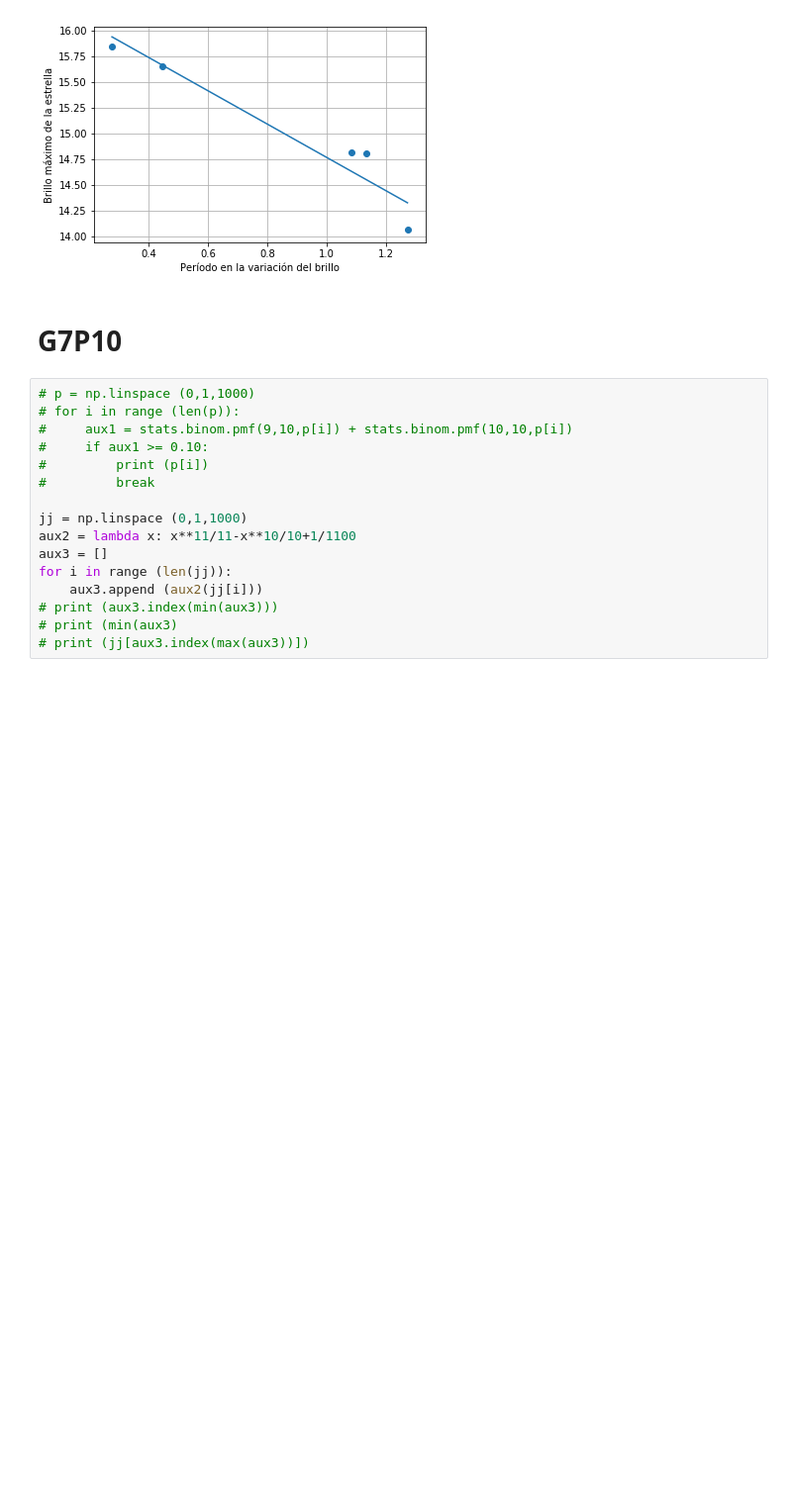
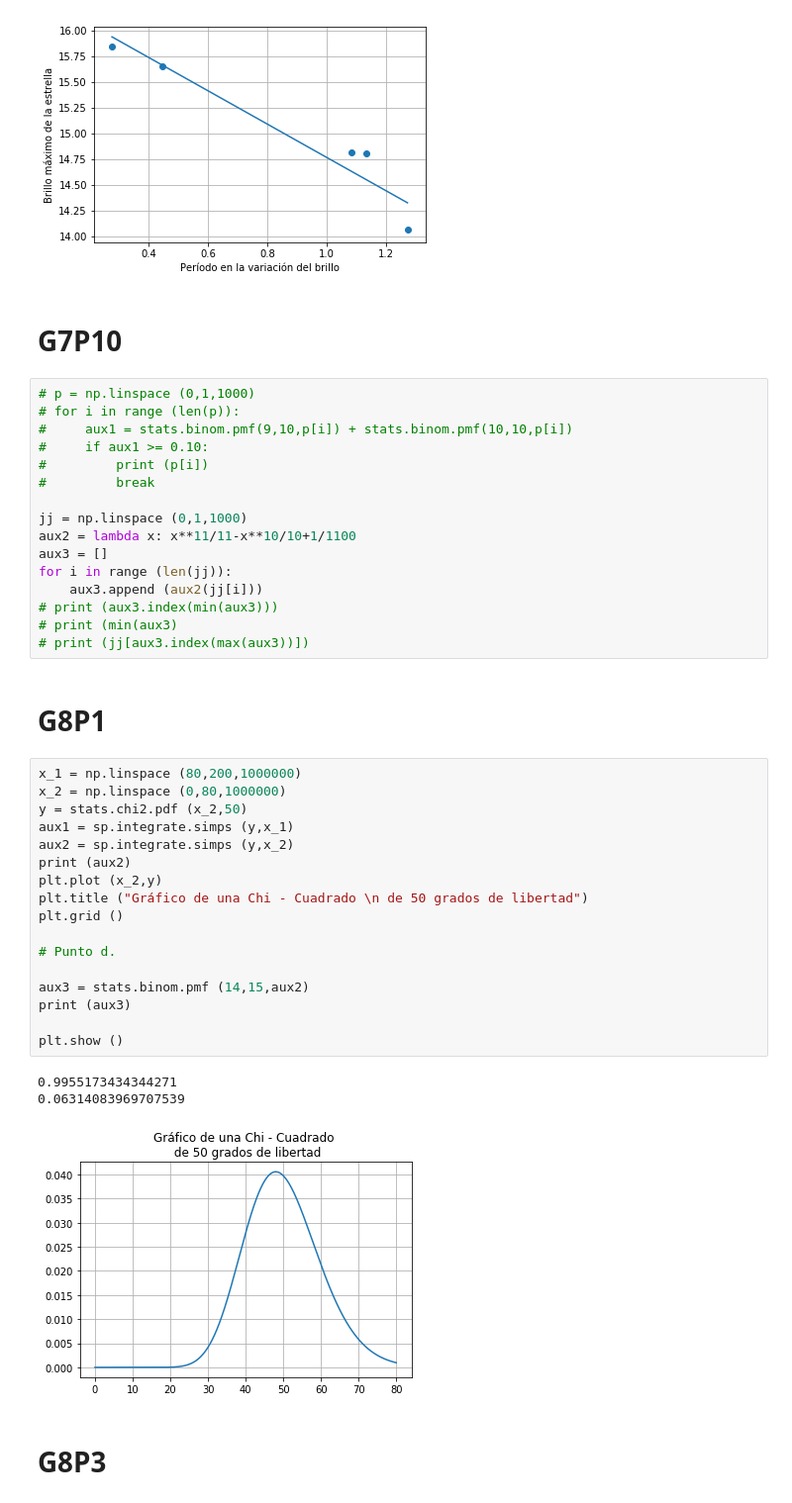
Before and after one commit to Juanfio/MEFE_2019, a Jupyter notebook: Para hacer calculos.ipynb, the cells around one changed output. Shown: that part at 99% size. Saved outputs shown, nothing was run; the diff lists cells and outputs as text; blank space fills up the shorter version.

```diff
--- a/Para hacer calculos.ipynb
+++ b/Para hacer calculos.ipynb
@@ -243,3 +248,28 @@ for i in range (len(jj)):
 # print (aux3.index(min(aux3)))
 # print (min(aux3)
 # print (jj[aux3.index(max(aux3))])
+# %% [markdown]
+# G8P1
+# %%
+x_1 = np.linspace (80,200,1000000)
+x_2 = np.linspace (0,80,1000000)
+y = stats.chi2.pdf (x_2,50)
+aux1 = sp.integrate.simps (y,x_1)
+aux2 = sp.integrate.simps (y,x_2)
+print (aux2)
+plt.plot (x_2,y)
+plt.title ("Gráfico de una Chi - Cuadrado \n de 50 grados de libertad")
+plt.grid ()
+
+# Punto d.
+
+aux3 = stats.binom.pmf (14,15,aux2)
+print (aux3)
+
+plt.show ()
+# %% [output]
+0.9955173434344271
+0.06314083969707539
+[figure, added]
+# %% [markdown]
+# G8P3
```
Also changed, not shown: parts of 5 cells of this notebook, 4 other files.
